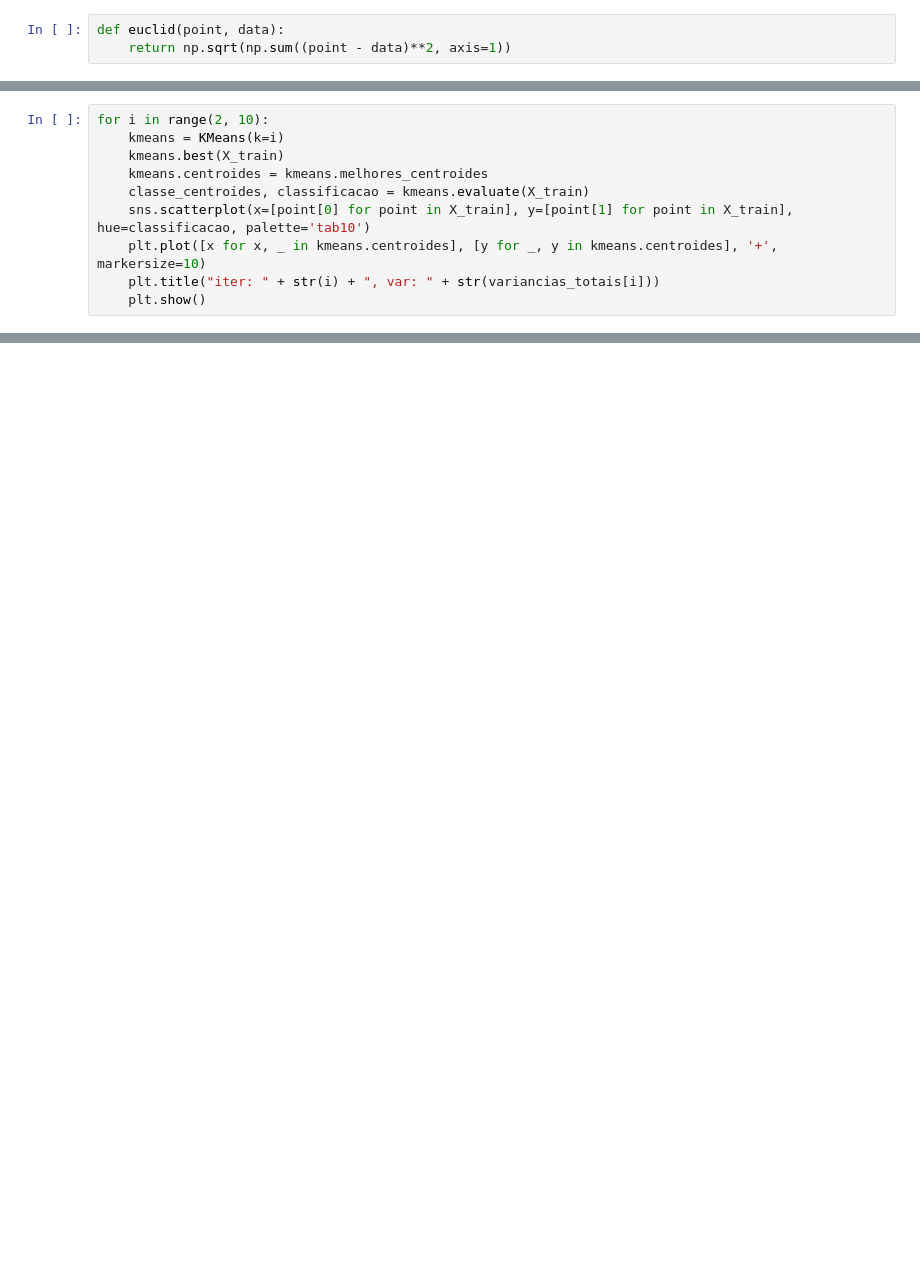
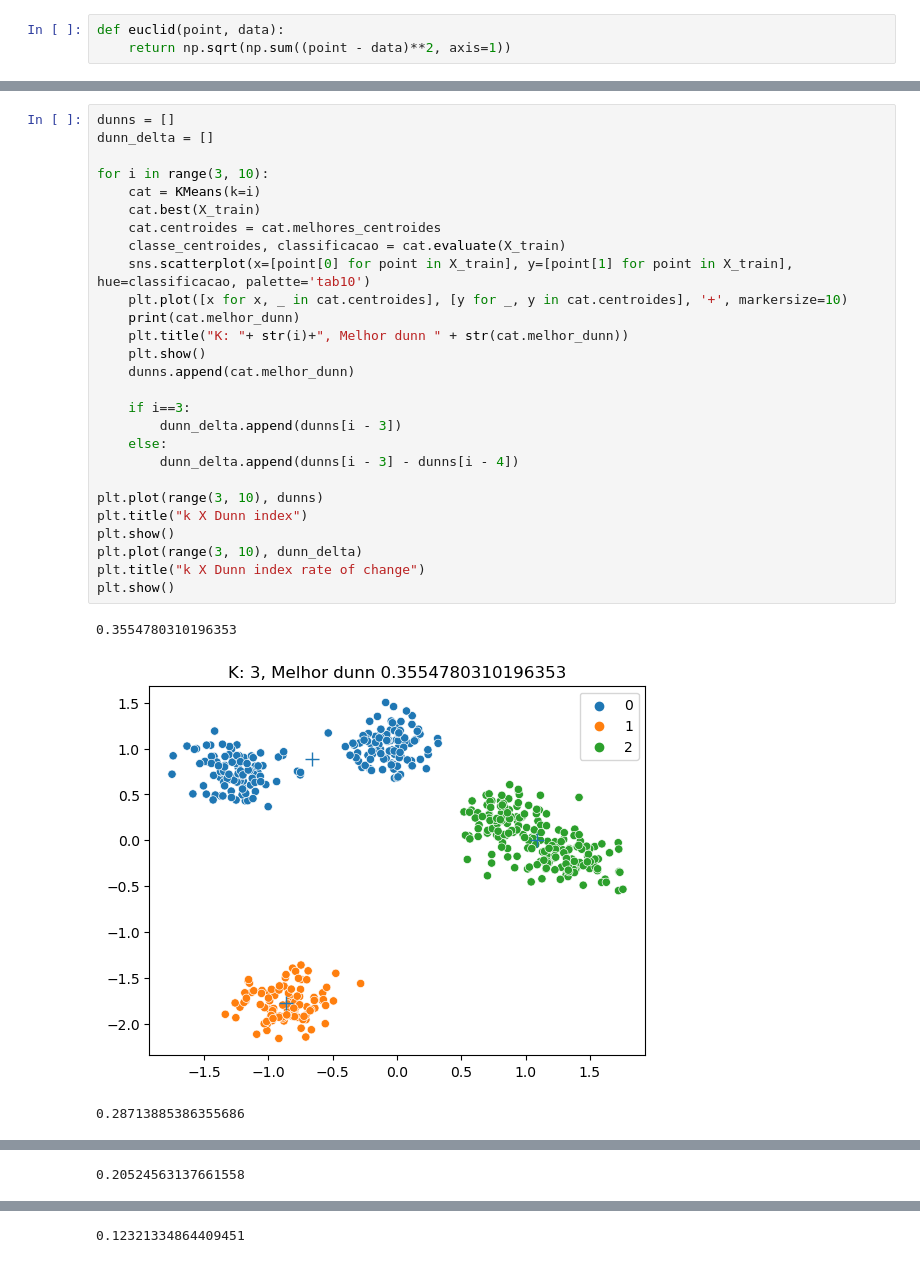
Before and after one commit to Petroncini/DATAlearning, a Jupyter notebook: kmeans/KMeans.ipynb, the cells around one changed output, grey strips where cells are left out. Drawn from its saved outputs; the diff is of its cells as text; blank space fills up the shorter version.

```diff
--- a/kmeans/KMeans.ipynb
+++ b/kmeans/KMeans.ipynb
@@ -150,10 +153,0 @@ plt.show()
-# %%
-for i in range(2, 10):
-    kmeans = KMeans(k=i)
-    kmeans.best(X_train)
-    kmeans.centroides = kmeans.melhores_centroides
-    classe_centroides, classificacao = kmeans.evaluate(X_train)
-    sns.scatterplot(x=[point[0] for point in X_train], y=[point[1] for point in X_train], hue=classificacao, palette='tab10')
-    plt.plot([x for x, _ in kmeans.centroides], [y for _, y in kmeans.centroides], '+', markersize=10)
-    plt.title("iter: " + str(i) + ", var: " + str(variancias_totais[i]))
-    plt.show()
@@ -168,0 +154,31 @@ for i in range(2, 10):
+# %%
+dunns = []
+dunn_delta = []
+
+for i in range(3, 10):
+    cat = KMeans(k=i)
+    cat.best(X_train)
+    cat.centroides = cat.melhores_centroides
+    classe_centroides, classificacao = cat.evaluate(X_train)
+    sns.scatterplot(x=[point[0] for point in X_train], y=[point[1] for point in X_train], hue=classificacao, palette='tab10')
+    plt.plot([x for x, _ in cat.centroides], [y for _, y in cat.centroides], '+', markersize=10)
+    print(cat.melhor_dunn)
+    plt.title("K: "+ str(i)+", Melhor dunn " + str(cat.melhor_dunn))
+    plt.show()
+    dunns.append(cat.melhor_dunn)
+
+    if i==3:
+        dunn_delta.append(dunns[i - 3])
+    else:
+        dunn_delta.append(dunns[i - 3] - dunns[i - 4])
+
+plt.plot(range(3, 10), dunns)
+plt.title("k X Dunn index")
+plt.show()
+plt.plot(range(3, 10), dunn_delta)
+plt.title("k X Dunn index rate of change")
+plt.show()
+# %% [output]
+0.3554780310196353
+[figure, added]
+0.28713885386355686
@@ -168,0 +186 @@ for i in range(2, 10):
+0.20524563137661558
@@ -168,0 +188 @@ for i in range(2, 10):
+0.12321334864409451
```
Also changed, not shown: parts of 8 cells of this notebook.
